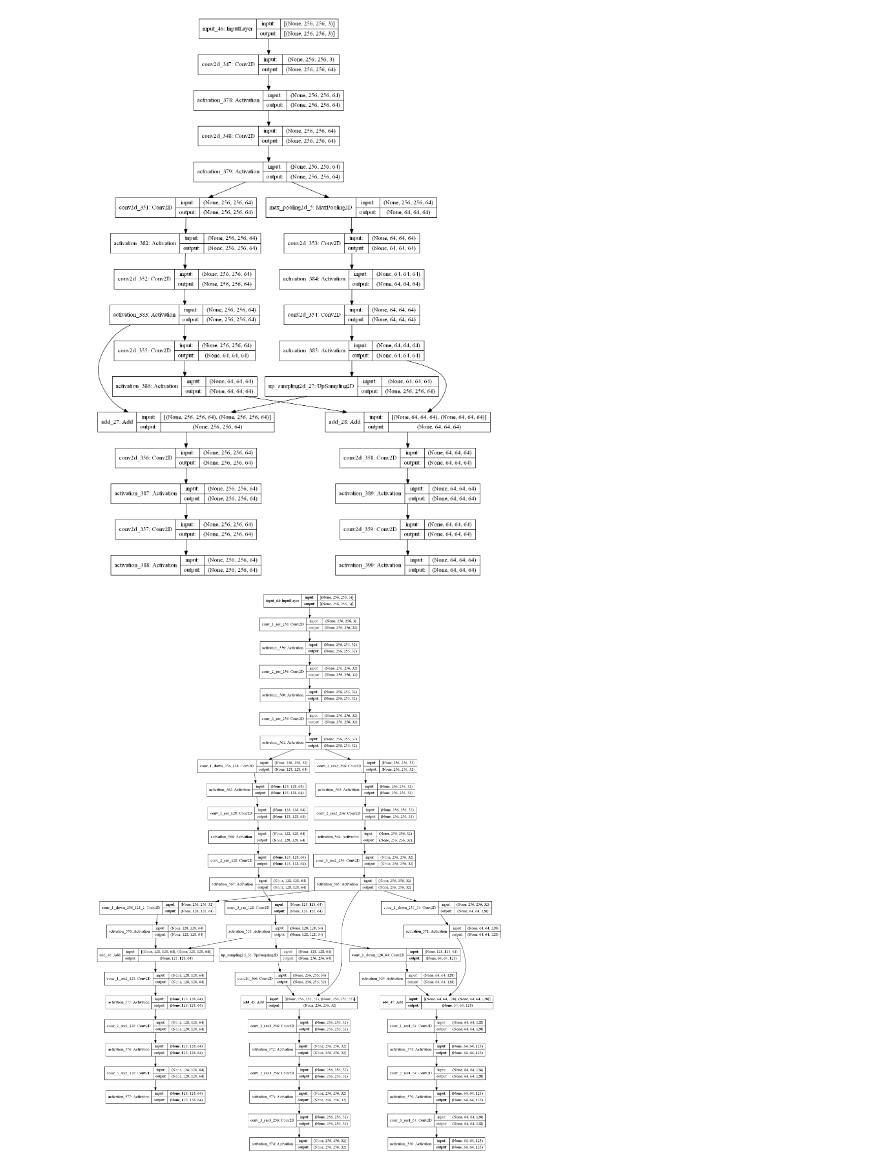
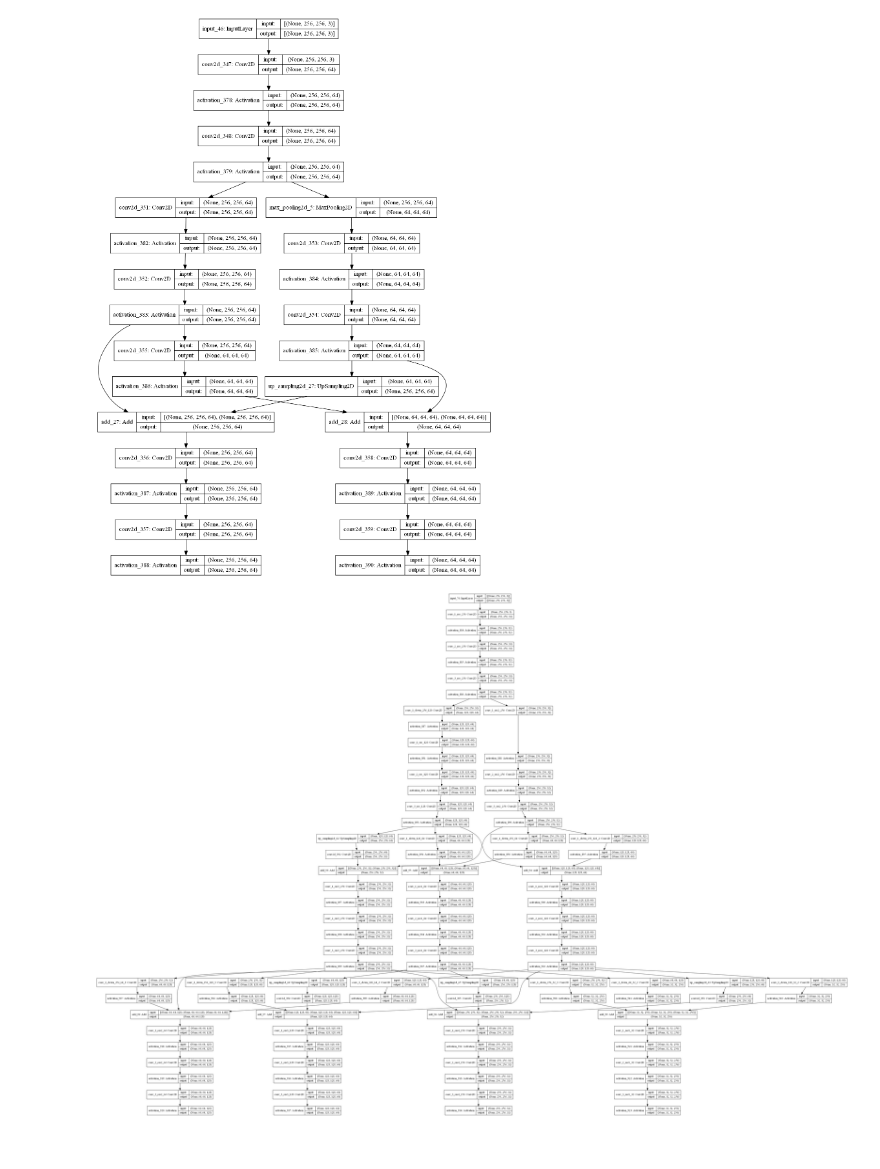
Before and after one commit to Shehab-Mahmoud/image_segmentation_graduation_project_iti, a Jupyter notebook: Model.ipynb, the cells around one changed output. Saved outputs shown, nothing was run; the diff lists cells and outputs as text; code cells hidden in the pictures.

```diff
--- a/Model.ipynb
+++ b/Model.ipynb
@@ -86,32 +86,62 @@ input_layer = Input(shape = (256,256,3))
 
 high_res1 = resolution_block(input_layer,3,filters=32,kernel_size=3,name = 'res_256')
 down_high_res1 = resolution_block(high_res1,1,filters=64,kernel_size=3,strides=2,name = 'down_256_128')
 
 high_res2 = resolution_block(high_res1,3,filters=32,kernel_size=3,name ='res2_256')
 low1_res1 = resolution_block(down_high_res1,3,filters=64,kernel_size=3,name = 'res_128')
 
 
 down_low1_res1 = resolution_block(low1_res1,1,filters=128,kernel_size=3,strides=2,name = 'down_128_64')
 up_low1_res1 = transition_up(low1_res1,32,256)
 
 down_256_128 = resolution_block(high_res2,1,filters=64,kernel_size=3,strides=2,name = 'down_256_128_2')
 down_256_64 = resolution_block(high_res2,1,filters=128,kernel_size=3,strides=4,name = 'down_256_64')
 
 
 
 add1 = Add()([up_low1_res1,high_res2])
 add2 = Add()([down_256_128,low1_res1])
 add3 = Add()([down_256_64,down_low1_res1])
 
 
 res256_3 = resolution_block(add1,3,filters=32,kernel_size=3,name= 'res3_256')
 res128_2 = resolution_block(add2,3,filters=64,kernel_size=3,name= 'res2_128')
 res64_1  = resolution_block(add3,3,filters=128,kernel_size=3,name= 'res1_64')
 
+# connections from 265 resolutional block
+down_256_128_3 = resolution_block(res256_3,1,filters=64,kernel_size=3,strides=2,name = 'down_256_128_3')
+down_256_64_3 = resolution_block(res256_3,1,filters=128,kernel_size=3,strides=4,name = 'down_256_64_3')
+down_256_32_3 = resolution_block(res256_3,1,filters=256,kernel_size=3,strides=8,name = 'down_256_32_3')
 
-model = Model(inputs = input_layer,outputs= [res256_3,res128_2,res64_1])
+# connections from 128 resolutional block
+down_128_64_2 = resolution_block(res128_2,1,filters=128,kernel_size=3,strides=2,name='down_128_64_2')
+down_128_32_2 = resolution_block(res128_2,1,filters=256,kernel_size=3,strides=4,name='down_128_32_2')
+up_128_256_2 = transition_up(res128_2,32,256)
+
+#connections from 64 resolutional block
+down_64_32_1 = resolution_block(res64_1,1,filters=256,kernel_size=3,strides=2,name='down_64_32_2')
+up_64_128_1 = transition_up(res64_1,64,128)
+up_64_256_1 = transition_up(res64_1,32,256)
+
+# additions of 3rd stage
+add1_3 = Add()([res256_3,up_128_256_2,up_64_256_1])
+add2_3 = Add()([res128_2,down_256_128_3,up_64_128_1])
+add3_3 = Add()([res64_1,down_256_64_3,down_128_64_2])
+add4_3 = Add()([down_256_32_3,down_128_32_2,down_64_32_1])
+
+
+# 4th stage convolutions
+res256_4 = resolution_block(add1_3,3,filters=32,kernel_size=3,name= 'res4_256')
+res128_3 = resolution_block(add2_3,3,filters=64,kernel_size=3,name= 'res3_128')
+res64_2  = resolution_block(add3_3,3,filters=128,kernel_size=3,name= 'res2_64')
+res32_1  = resolution_block(add4_3,3,filters=256,kernel_size=3,name= 'res1_32')
+
+
+#down_128_64_2 = resolution_block(res128_2,1,filters= 128,kernel_size=3,strides=2)
+
+model = Model(inputs = input_layer,outputs= [res256_4,res128_3,res64_2,res32_1])
 
 
 plot_model(model,show_shapes = True)
 # %% [output]
-[figure, old version]
+[figure, new version]
```
Also changed, not shown: parts of 1 cell of this notebook, 1 other file.
